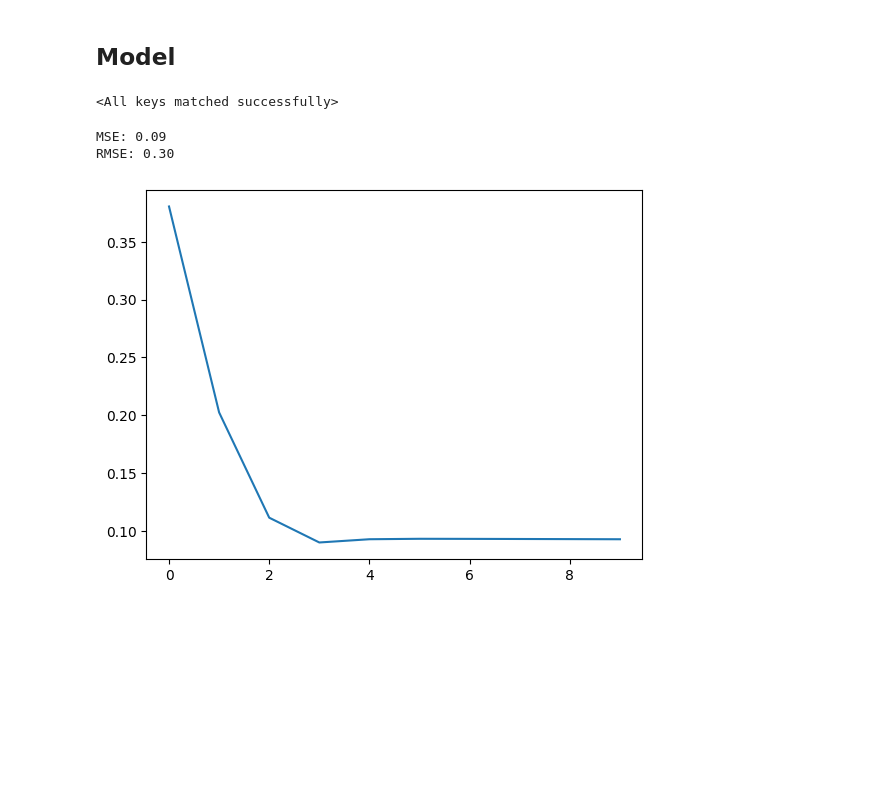
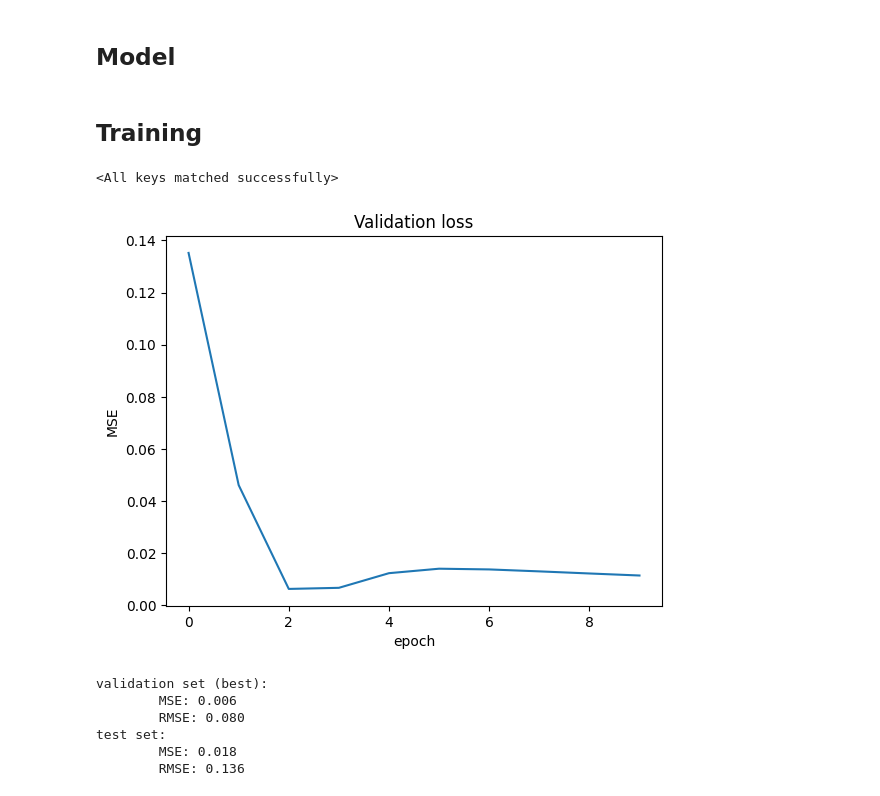
Before and after one commit to intabyu/interview-at, a Jupyter notebook: notebooks/pytorch.ipynb, the cells around one changed output. Drawn from its saved outputs; the diff is of its cells as text; code cells hidden in the pictures; blank space fills up the shorter version.

```diff
--- a/notebooks/pytorch.ipynb
+++ b/notebooks/pytorch.ipynb
@@ -117,15 +116,24 @@ offset_pct = 0.05
 # train, tests splits
 train_start = 0
 train_end = int(len(df_) * train_pct)
-test_start = train_end + int(offset_pct * len(df_))
+
+validation_start = train_end
+validation_end = train_end + int(validation_pct * len(df_))
+
+test_start = validation_end
 test_end = len(df_)
 
 x_train = df_[train_start:train_end]["x"].values
 y_train = df_[train_start:train_end]["close"].values
+
+x_validation = df_[validation_start:validation_end]["x"].values
+y_validation = df_[validation_start:validation_end]["close"].values
+
 x_test = df_[test_start:test_end]["x"].values
 y_test = df_[test_start:test_end]["close"].values
 
 print(f"{train_start=}, {train_end=}, {x_train.shape=}, {y_train.shape=}")
+print(f"{validation_start=}, {validation_end=}, {x_validation.shape=}, {y_validation.shape=}")
 print(f"{test_start=}, {test_end=}, {x_test.shape=}, {y_test.shape=}")
 # %% [output]
 train_start=0, train_end=2353, x_train.shape=(2353,), y_train.shape=(2353,)
@@ -133,6 +142,9 @@ test_start=2534, test_end=3620, x_test.shape=(1086,), y_test.shape=(1086,)
 # %%
 x_train = torch.tensor(np.vstack(x_train).astype(np.float32), dtype=torch.float32)
-y_train = torch.tensor(y_train, dtype=torch.float32)
+y_train = torch.tensor(y_train, dtype=torch.float32).unsqueeze(1)
+
+x_validation = torch.tensor(np.vstack(x_validation).astype(np.float32), dtype=torch.float32)
+y_validation = torch.tensor(y_validation, dtype=torch.float32).unsqueeze(1)
 
 x_test = torch.tensor(np.vstack(x_test).astype(np.float32), dtype=torch.float32)
-y_test = torch.tensor(y_test, dtype=torch.float32)
+y_test = torch.tensor(y_test, dtype=torch.float32).unsqueeze(1)
@@ -147,9 +167,8 @@ class Net(nn.Module):
             nn.Flatten(),
             nn.Linear(window_size * input_size, 10),
             nn.ReLU(),
-            nn.Linear(10, 10),
+            nn.Linear(10, 1),
             nn.ReLU(),
-            nn.Linear(10, 1),  # predicts the next closing value
         )
 
     # x represents our data
@@ -159,6 +178,8 @@ class Net(nn.Module):
 model = Net()
 loss_fn = nn.MSELoss()  # mean square error
 optimizer = optim.Adam(model.parameters(), lr=0.0001)
+# %% [markdown]
+## Training
 # %%
 # training parameters
 n_epochs = 10  # number of epochs to run
@@ -191,8 +212,8 @@ for epoch in range(n_epochs):
             bar.set_postfix(mse=float(loss))
     # evaluate accuracy at end of each epoch
     model.eval()
-    y_pred = model(x_test)
-    mse = loss_fn(y_pred, y_test)
+    y_pred = model(x_validation)
+    mse = loss_fn(y_pred, y_validation)
     mse = float(mse)
     history.append(mse)
     if mse < best_mse:
@@ -203,9 +224,3 @@ for epoch in range(n_epochs):
 model.load_state_dict(best_weights)
 # %% [output]
 <All keys matched successfully>
-# %%
-print("MSE: %.2f" % best_mse)
-print("RMSE: %.2f" % np.sqrt(best_mse))
-# %% [output]
-MSE: 0.09
-RMSE: 0.30
@@ -212,7 +232,23 @@ RMSE: 0.30
 # %%
-import matplotlib.pyplot as plt
-
+plt.title(label="Validation loss")
+plt.xlabel("epoch")
+plt.ylabel("MSE")
 plt.plot(history)
 plt.show()
 # %% [output]
-[figure, old version]
+[figure, new version]
+# %%
+print("validation set (best):")
+print("\tMSE: %.3f" % best_mse)
+print("\tRMSE: %.3f" % np.sqrt(best_mse))
+
+print("test set:")
+print("\tMSE: %.3f" % mse)
+print("\tRMSE: %.3f" % np.sqrt(mse))
+# %% [output]
+validation set (best):
+        MSE: 0.006
+        RMSE: 0.080
+test set:
+        MSE: 0.018
+        RMSE: 0.136
```
Also changed, not shown: parts of 9 cells of this notebook.
